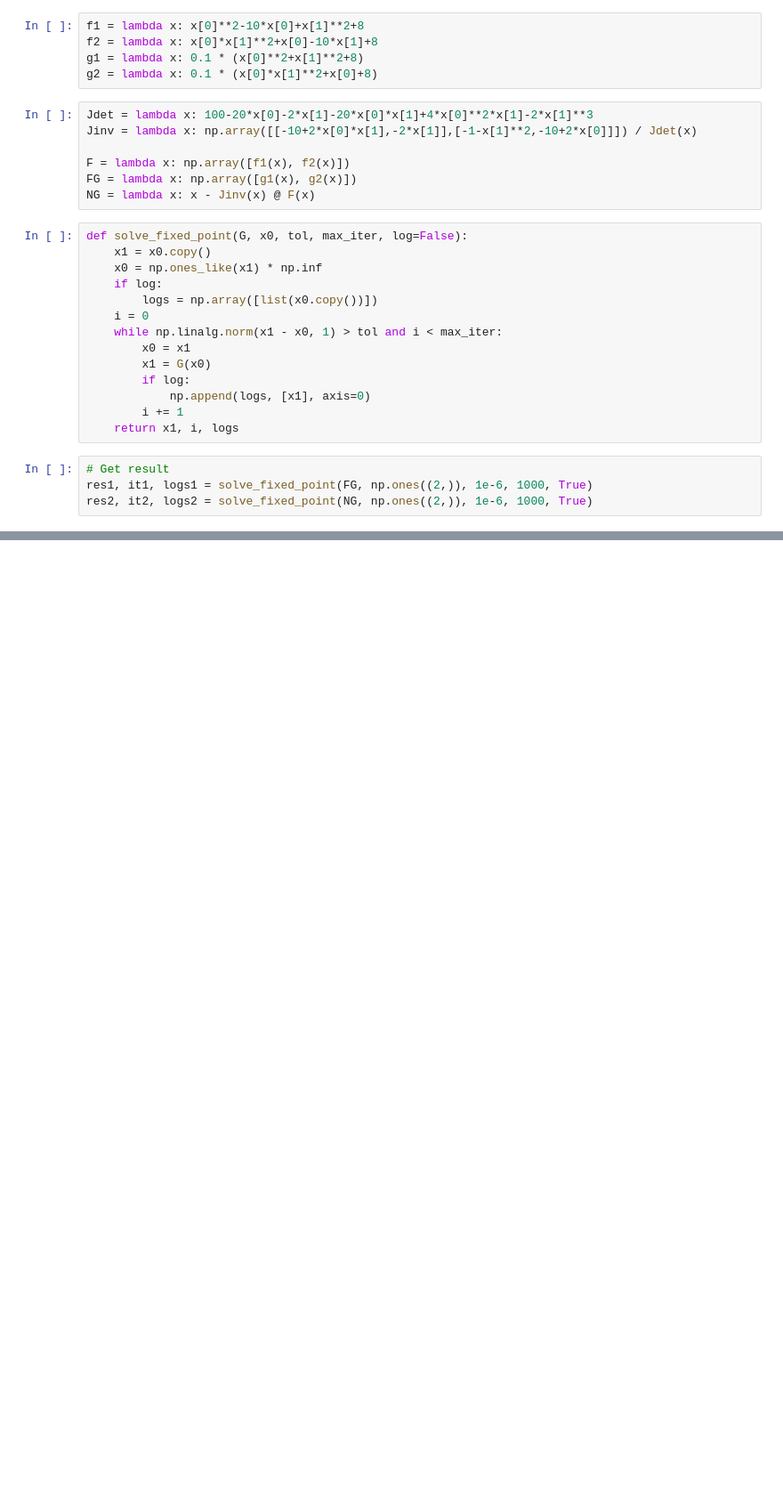
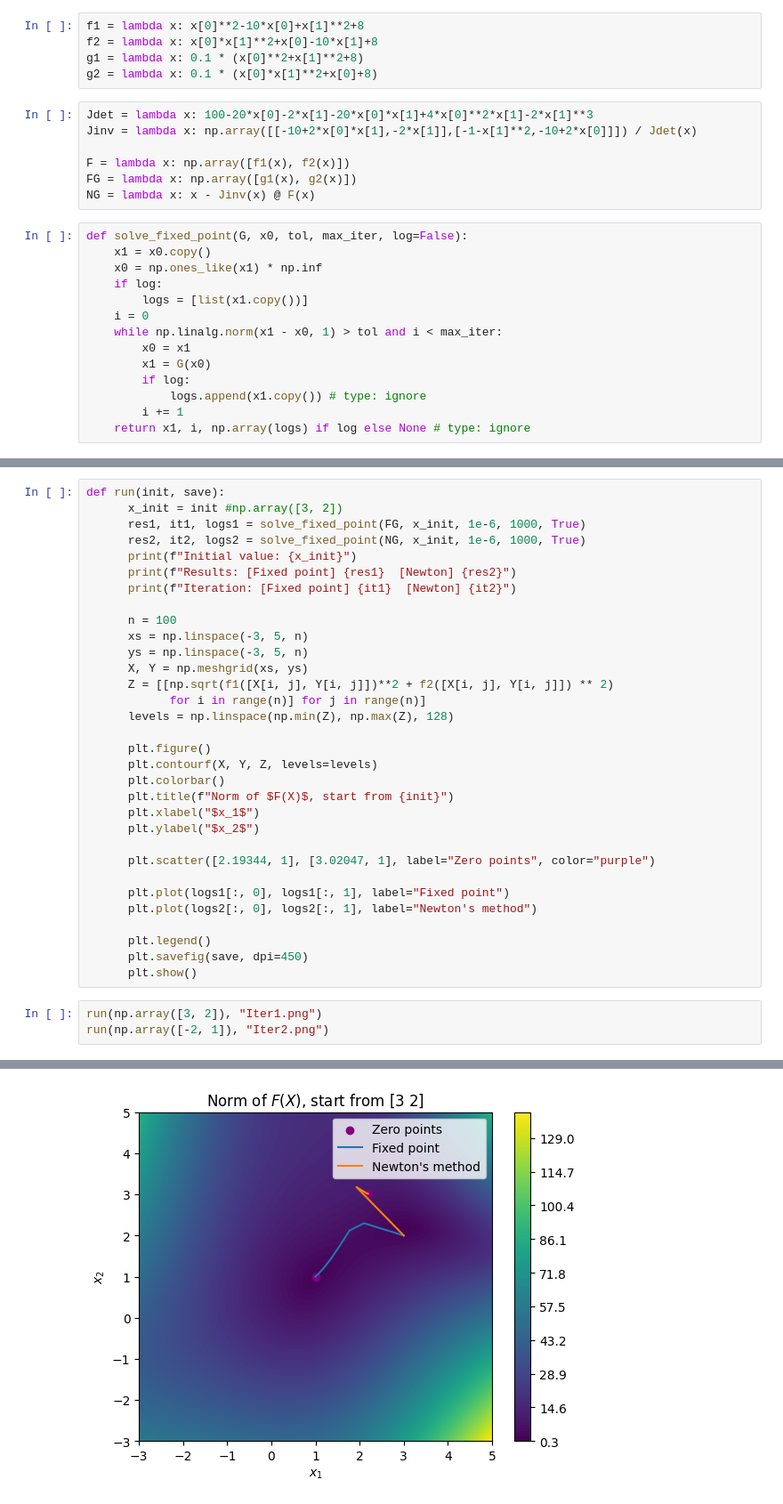
Before and after one commit to nekomiya-kasane/exercises, a Jupyter notebook: 2023-06-05-Coding-Report/Assignment 5.ipynb, the cells around one changed output, grey strips where cells are left out. Shown at 89% size. Drawn from its saved outputs; the diff is of its cells as text; blank space fills up the shorter version.

```diff
--- a/2023-06-05-Coding-Report/Assignment 5.ipynb
+++ b/2023-06-05-Coding-Report/Assignment 5.ipynb
@@ -95,16 +147,12 @@ def solve_fixed_point(G, x0, tol, max_iter, log=False):
     x1 = x0.copy()
     x0 = np.ones_like(x1) * np.inf
     if log:
-        logs = np.array([list(x0.copy())])
+        logs = [list(x1.copy())]
     i = 0
     while np.linalg.norm(x1 - x0, 1) > tol and i < max_iter:
         x0 = x1
         x1 = G(x0)
         if log:
-            np.append(logs, [x1], axis=0)
+            logs.append(x1.copy()) # type: ignore
         i += 1
-    return x1, i, logs
+    return x1, i, np.array(logs) if log else None # type: ignore
-# %%
-# Get result
-res1, it1, logs1 = solve_fixed_point(FG, np.ones((2,)), 1e-6, 1000, True)
-res2, it2, logs2 = solve_fixed_point(NG, np.ones((2,)), 1e-6, 1000, True)
@@ -118,0 +159,36 @@ it2
+# %%
+def run(init, save):
+      x_init = init #np.array([3, 2])
+      res1, it1, logs1 = solve_fixed_point(FG, x_init, 1e-6, 1000, True)
+      res2, it2, logs2 = solve_fixed_point(NG, x_init, 1e-6, 1000, True)
+      print(f"Initial value: {x_init}")
+      print(f"Results: [Fixed point] {res1}  [Newton] {res2}")
+      print(f"Iteration: [Fixed point] {it1}  [Newton] {it2}")
+
+      n = 100
+      xs = np.linspace(-3, 5, n)
+      ys = np.linspace(-3, 5, n)
+      X, Y = np.meshgrid(xs, ys)
+      Z = [[np.sqrt(f1([X[i, j], Y[i, j]])**2 + f2([X[i, j], Y[i, j]]) ** 2)
+            for i in range(n)] for j in range(n)]
+      levels = np.linspace(np.min(Z), np.max(Z), 128)
+
+      plt.figure()
+      plt.contourf(X, Y, Z, levels=levels)
+      plt.colorbar()
+      plt.title(f"Norm of $F(X)$, start from {init}")
+      plt.xlabel("$x_1$")
+      plt.ylabel("$x_2$")
+
+      plt.scatter([2.19344, 1], [3.02047, 1], label="Zero points", color="purple")
+
+      plt.plot(logs1[:, 0], logs1[:, 1], label="Fixed point")
+      plt.plot(logs2[:, 0], logs2[:, 1], label="Newton's method")
+
+      plt.legend()
+      plt.savefig(save, dpi=450)
+      plt.show()
+# %%
+run(np.array([3, 2]), "Iter1.png")
+run(np.array([-2, 1]), "Iter2.png")
+# %% [output]
@@ -118,0 +198 @@ it2
+[figure, added]
```
Also changed, not shown: parts of 12 cells of this notebook, 9 other files.
